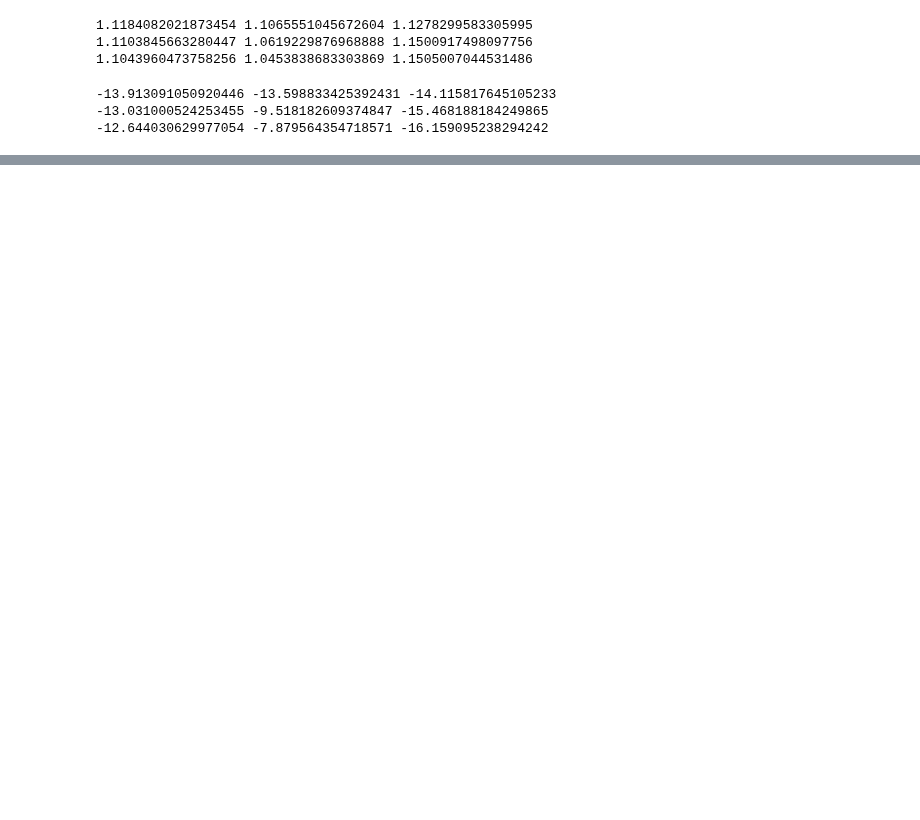
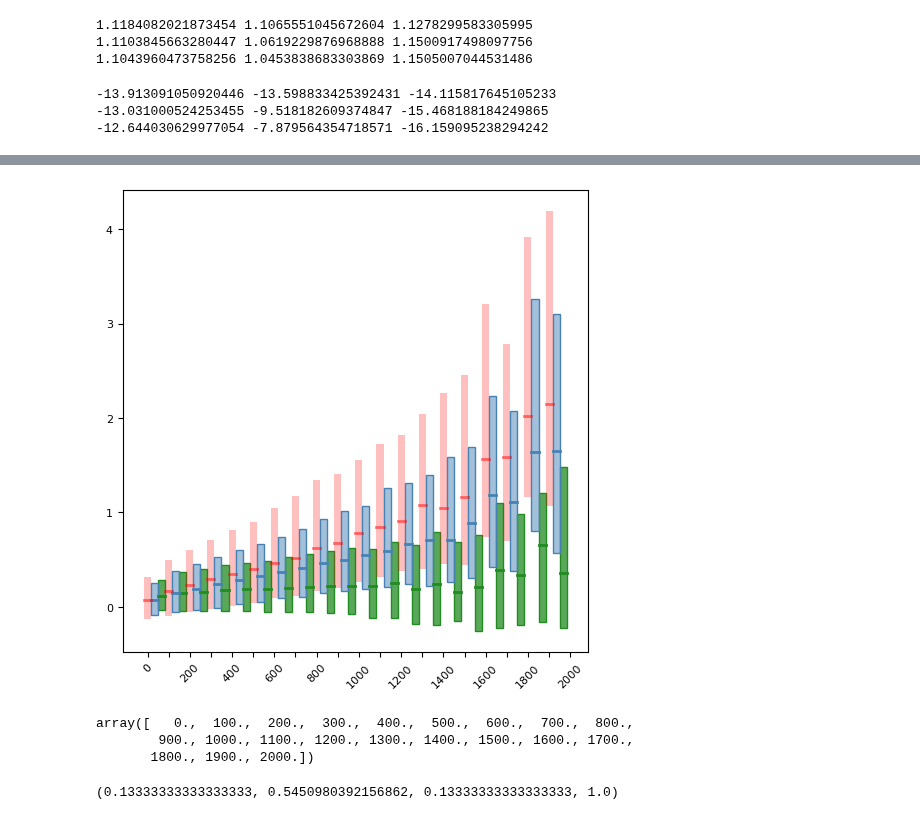
Before and after one commit to kylermurphy/SatDrag, a Jupyter notebook: Notebooks/RF_Residuals.ipynb, the cells around one changed output, grey strips where cells are left out. Drawn from its saved outputs; the diff is of its cells as text; code cells hidden in the pictures; blank space fills up the shorter version.

```diff
--- a/Notebooks/RF_Residuals.ipynb
+++ b/Notebooks/RF_Residuals.ipynb
@@ -220,0 +536,66 @@ print(metric_msa(oos_ch.loc[ch_si,['DateTime','400kmDensity_pred']].rolling('90m
+# %%
+showmean=False
+
+a,b, c, d = box_binned_stats(oos_db.loc[db_st & db_fg,'AE'],
+                    values=oos_db.loc[db_st & db_fg,'resid'],
+                    bins=[xbins], range=[aemin,aemax], whis=0)
+
+fig, axes = plt.subplots(nrows=1, ncols=1, figsize=(6, 6), sharey=True)
+b1 = axes.bxp(a, positions=c-d/2.+d*2/3., widths=d/3., patch_artist=True, showmeans=showmean, shownotches=False, showcaps=False)
+
+
+color = 'forestgreen'
+for patch, l_md in zip(b1['boxes'], b1['medians']):
+    # change patch color
+    patch.set_facecolor([0.13333333333333333, 0.5450980392156862, 0.13333333333333333,0.75])
+    patch.set_edgecolor([0.13333333333333333, 0.5450980392156862, 0.13333333333333333,1.0])
+    # change median and mean color
+    l_md.set_color(color)
+    l_md.set_linewidth(2)
+    l_md.set_linestyle('solid')
+    l_mn.set_markerfacecolor(color)
+    l_mn.set_markeredgecolor(color)
+
+a,b, c, d = box_binned_stats(oos_db.loc[db_st & db_fi,'AE'],
+                    values=oos_db.loc[db_st & db_fi,'resid'],
+                    bins=[xbins], range=[aemin,aemax], whis=0)
+
+b2 = axes.bxp(a, positions=c-d/2.+d/3., widths=d/3., patch_artist=True, showmeans=showmean, shownotches=False, showcaps=False)
+color = 'steelblue'
+for patch, l_md in zip(b2['boxes'], b2['medians']):
+    # change patch color
+    patch.set_facecolor([0.27450980392156865, 0.5098039215686274, 0.7058823529411765, 0.5])
+    patch.set_edgecolor([0.27450980392156865, 0.5098039215686274, 0.7058823529411765, 1.0])
+    # patch.set_linestyle('None')
+    # change median and mean color
+    l_md.set_color(color)
+    l_md.set_linewidth(2)
+    l_md.set_linestyle('solid')
+    l_mn.set_markerfacecolor(color)
+    l_mn.set_markeredgecolor(color)
+
+a,b, c, d = box_binned_stats(oos_db.loc[db_st & db_si,'AE'],
+                    values=oos_db.loc[db_st & db_si,'resid'],
+                    bins=[xbins], range=[aemin,aemax], whis=0)
+
+b3 = axes.bxp(a, positions=c-d/2., widths=d/3., patch_artist=True, showmeans=showmean, shownotches=False, showcaps=False)
+color = (1,0,0,0.5)
+for patch, l_md in zip(b3['boxes'], b3['medians']):
+    # change patch color
+    patch.set_facecolor([1,0,0,0.25])
+    patch.set_edgecolor([1,0,0,1])
+    patch.set_linestyle('None')
+    #patch.set_alpha(0.25)
+    # change median and mean color
+    l_md.set_color(color)
+    l_md.set_linewidth(2)
+    l_md.set_linestyle('solid')
+    l_mn.set_markerfacecolor(color)
+    l_mn.set_markeredgecolor(color)
+
+axes.set_xticks([])
+xt = b
+xl = b.astype(int).astype(str)
+xl[1::2]= ' '
+axes.set_xticks(xt,xl,rotation=45)
+# %% [output]
@@ -220,0 +619,13 @@ print(metric_msa(oos_ch.loc[ch_si,['DateTime','400kmDensity_pred']].rolling('90m
+[figure, added]
+# %%
+b
+# %% [output]
+array([   0.,  100.,  200.,  300.,  400.,  500.,  600.,  700.,  800.,
+        900., 1000., 1100., 1200., 1300., 1400., 1500., 1600., 1700.,
+       1800., 1900., 2000.])
+# %%
+import matplotlib.colors as colors
+
+colors.to_rgba('forestgreen')
+# %% [output]
+(0.13333333333333333, 0.5450980392156862, 0.13333333333333333, 1.0)
```
Also changed, not shown: parts of 22 cells of this notebook, 2 other files.
